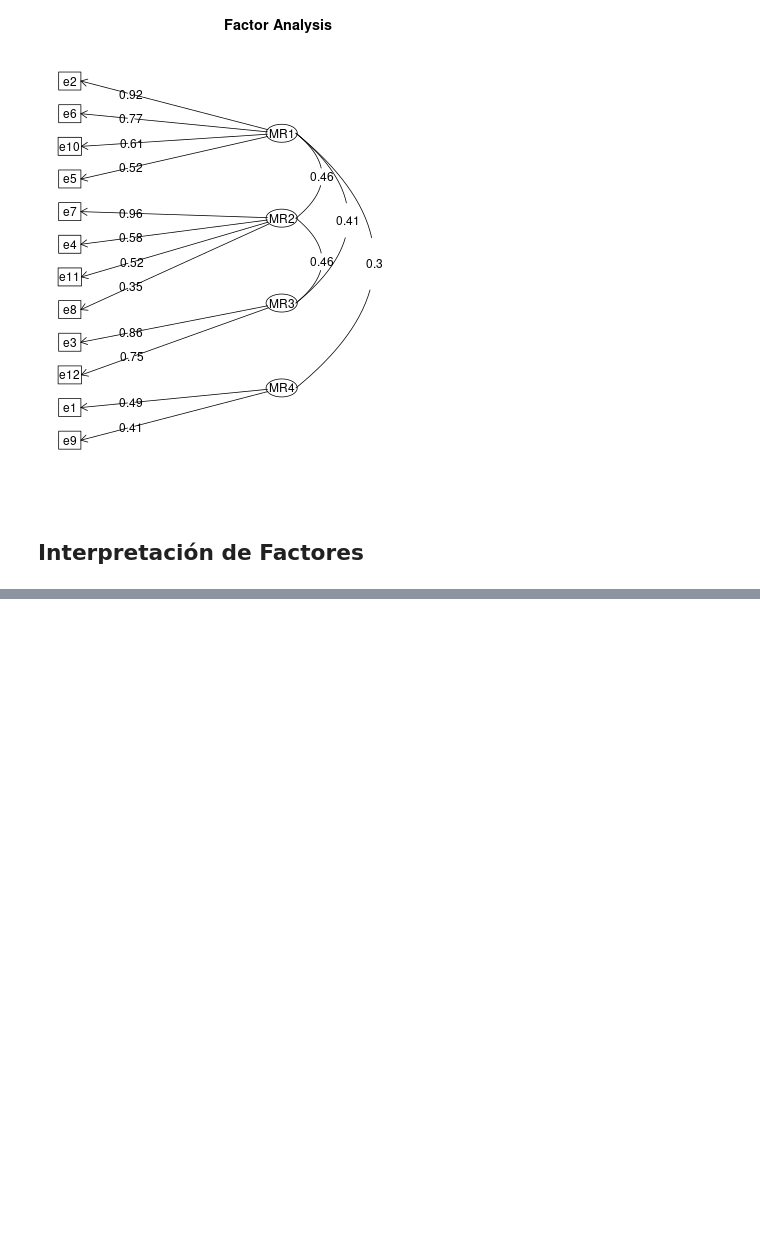
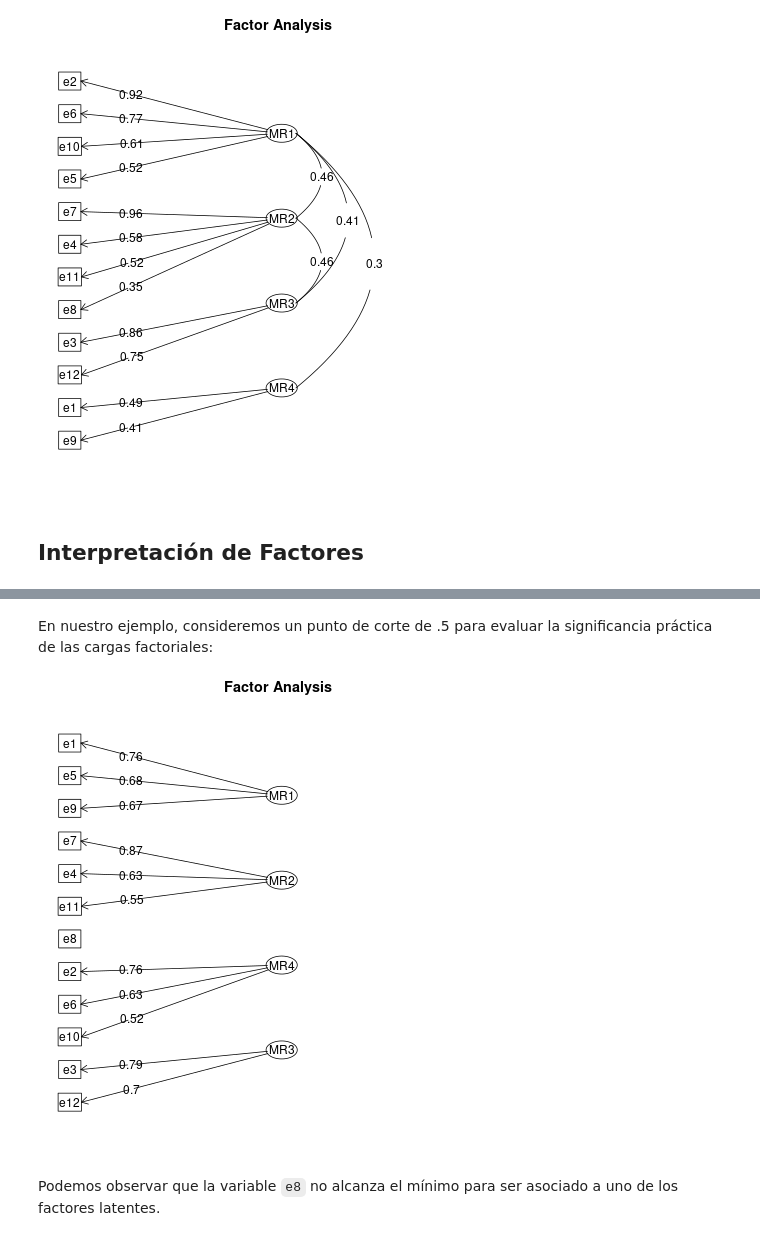
Before and after one commit to renatoparedes/EstadisticaYPsicologiaMatematica, a Jupyter notebook: AFE/AnalisisFactorialExploratorio.ipynb, the cells around one changed output, grey strips where cells are left out. Saved outputs shown, nothing was run; the diff lists cells and outputs as text; code cells hidden in the pictures; blank space fills up the shorter version.

```diff
--- a/AFE/AnalisisFactorialExploratorio.ipynb
+++ b/AFE/AnalisisFactorialExploratorio.ipynb
@@ -505,0 +519,13 @@ R[write to console]: Loading required namespace: GPArotation
+# %% [markdown]
+En nuestro ejemplo, consideremos un punto de corte de .5 para evaluar la significancia práctica de las cargas factoriales:
+# %%
+%%R
+# Extrae los factores
+fit <- fa(dat, nfactors=4,rotate="varimax")
+
+# Genera gráfico de la estructura factorial
+structure <- fa.diagram(fit, digits=2, cut=.5)
+# %% [output]
+[figure, added]
+# %% [markdown]
+Podemos observar que la variable `e8` no alcanza el mínimo para ser asociado a uno de los factores latentes.
```
Also changed, not shown: parts of 15 cells of this notebook, 1 other file.
